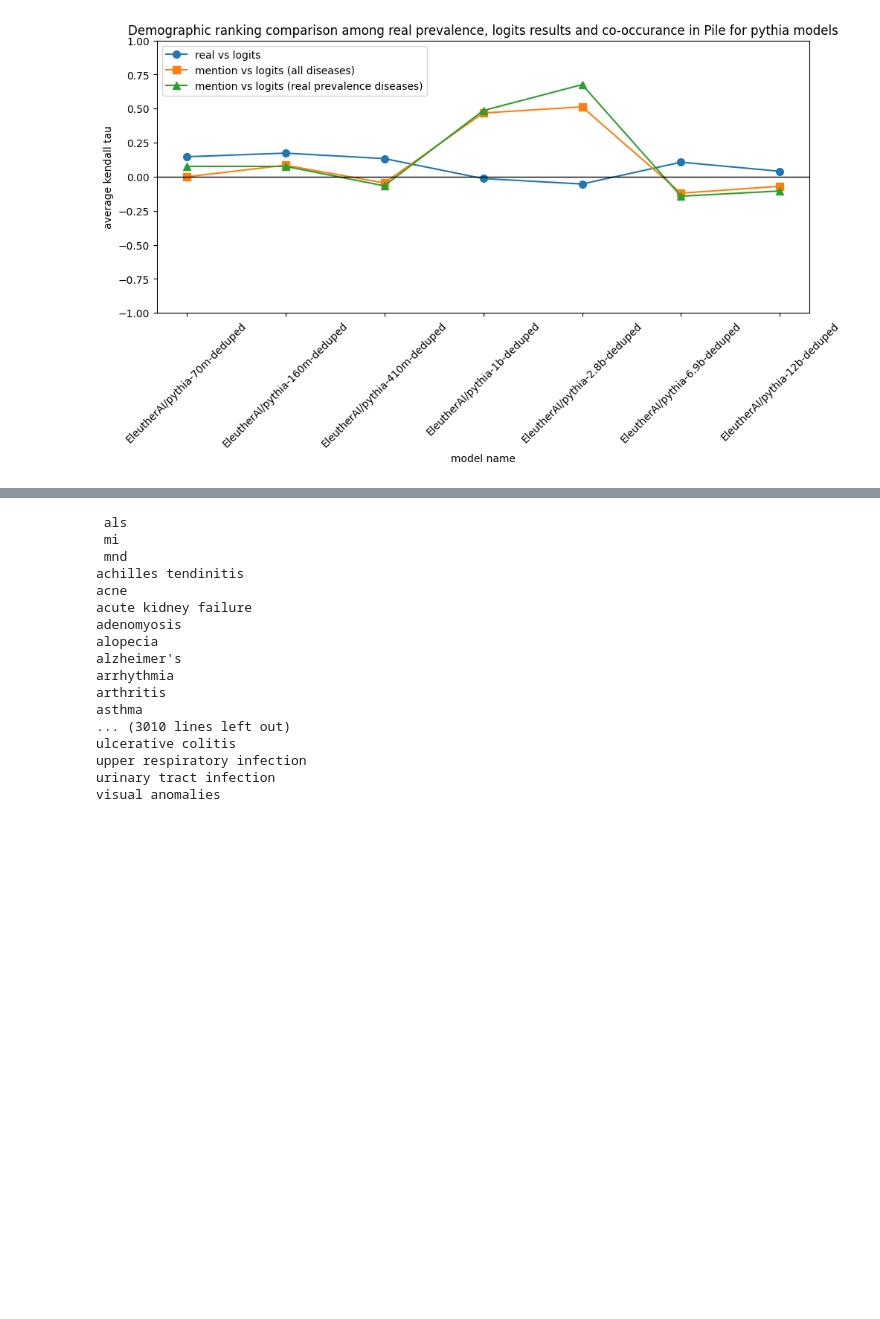
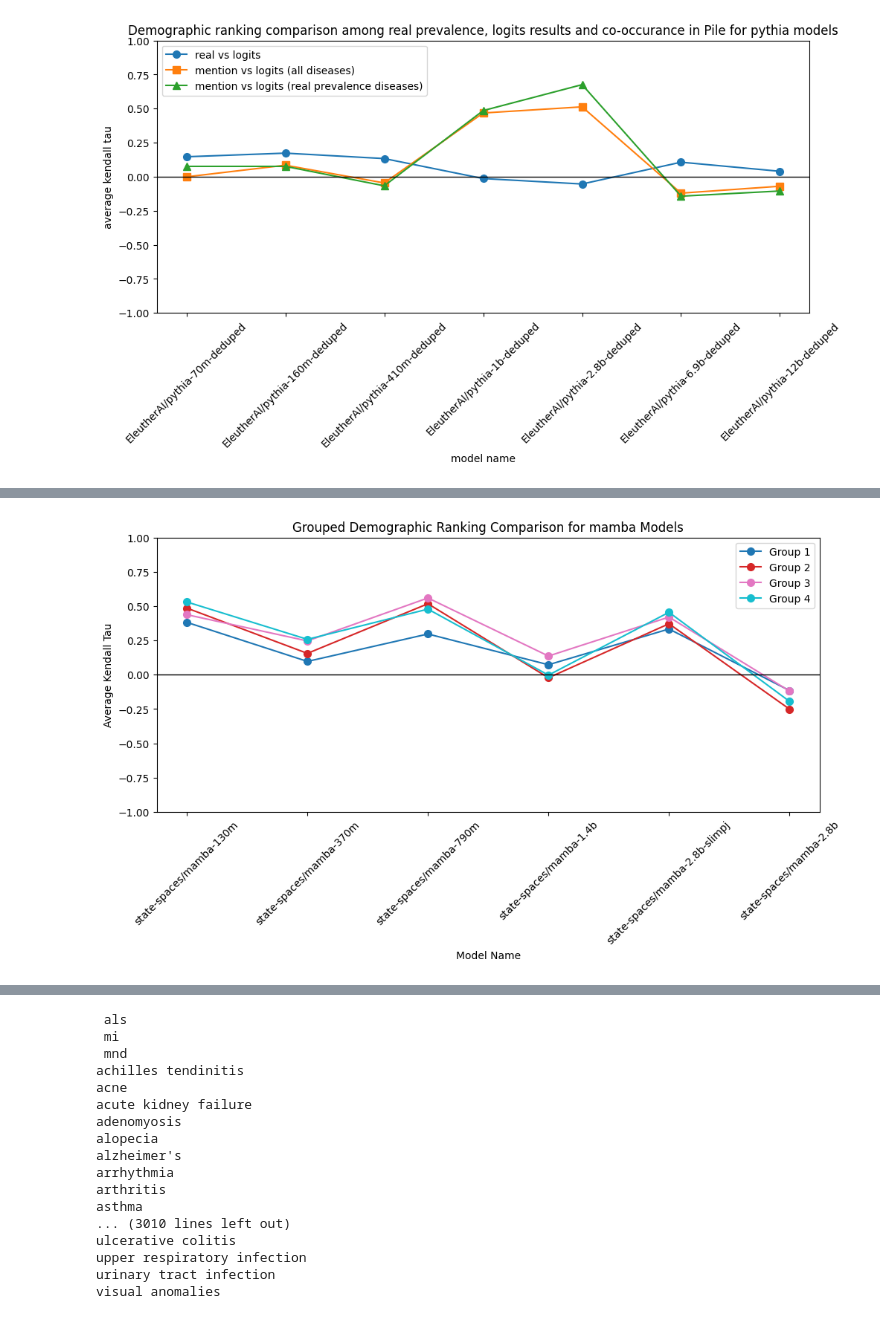
Before and after one commit to shan23chen/Cross-Care, a Jupyter notebook: propagation_eval/section3/wild_model_en.ipynb, the cells around one changed output, grey strips where cells are left out. Cells and saved outputs as stored; diff of their text form; code cells hidden in the pictures; blank space fills up the shorter version.

Commit message:
add kt by quartile

```diff
--- a/propagation_eval/section3/wild_model_en.ipynb
+++ b/propagation_eval/section3/wild_model_en.ipynb
@@ -566,0 +781,4 @@ plot_kendalltau_en(model_kendalltau_dict, model_kendalltau_dict_real, model_kend
+# %%
+# read in propagation_eval/section2/disease_quartile_dict.json
+with open("../section2/disease_quartile_dict.json", "r") as f:
+    disease_quartile_dict = json.load(f)
@@ -570,0 +843,4 @@ plot_kendalltau_en(model_kendalltau_dict, model_kendalltau_dict_real, model_kend
+# %%
+# read in propagation_eval/section2/disease_quartile_dict.json
+with open("../section2/disease_quartile_dict.json", "r") as f:
+    disease_quartile_dict = json.load(f)
@@ -570,0 +930,39 @@ plot_kendalltau_en(model_kendalltau_dict, model_kendalltau_dict_real, model_kend
+# %%
+def plot_grouped_kendalltau(grouped_avg_df, grouping, rotation=45):
+    # Filter models based on the specified grouping
+    models = model_group[grouping]
+    filtered_df = grouped_avg_df[models]
+
+    # Transpose the DataFrame for easier plotting
+    df_transposed = filtered_df.T
+    fig, ax = plt.subplots(constrained_layout=True)
+    fig.set_figheight(6)
+    fig.set_figwidth(10)
+
+    # Generate a color map for the groups
+    unique_groups = sorted(df_transposed.columns.unique())
+    colors = plt.cm.tab10(np.linspace(0, 1, len(unique_groups)))
+    group_colors = {group: color for group, color in zip(unique_groups, colors)}
+
+    # Plot each group with a different color
+    for group in unique_groups:
+        ax.plot(
+            range(len(df_transposed.index)),
+            df_transposed[group],
+            label=f"Group {group}",
+            marker="o",
+            markersize=7,
+            color=group_colors[group],
+        )
+
+    ax.set_xlabel("Model Name")
+    ax.set_ylabel("Average Kendall Tau")
+    ax.set_ylim(-1, 1)
+    ax.set_xticks(np.arange(len(df_transposed.index)))
+    ax.set_xticklabels(df_transposed.index, rotation=rotation)
+    ax.set_title(f"Grouped Demographic Ranking Comparison for {grouping} Models")
+    ax.axhline(y=0, color="black", linewidth=1)
+    plt.legend()
+    plt.show()
+# %% [output]
+[figure, added]
```
Also changed, not shown: parts of 110 cells of this notebook, 3 other files.
